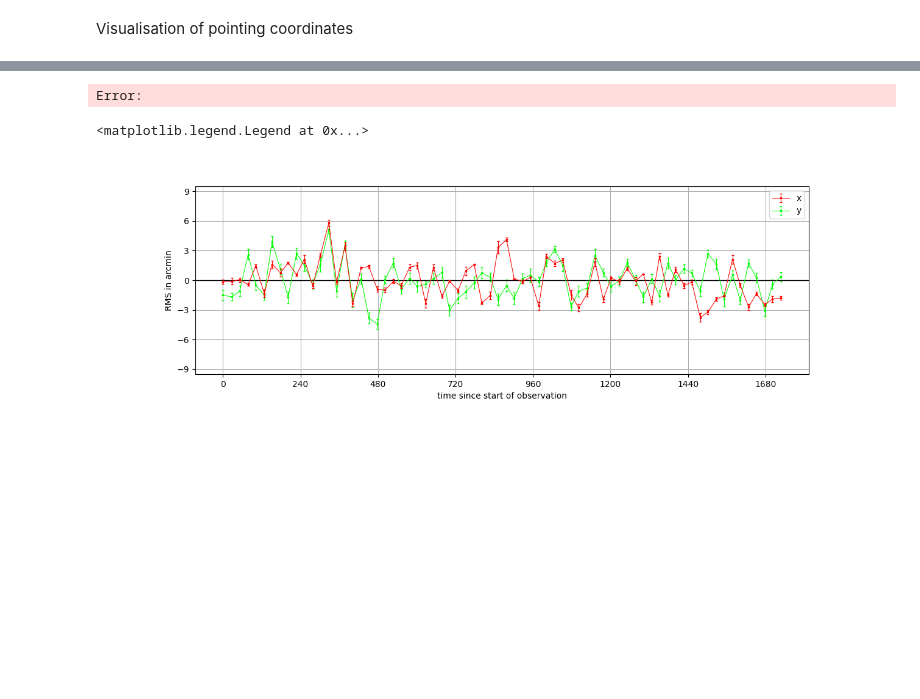
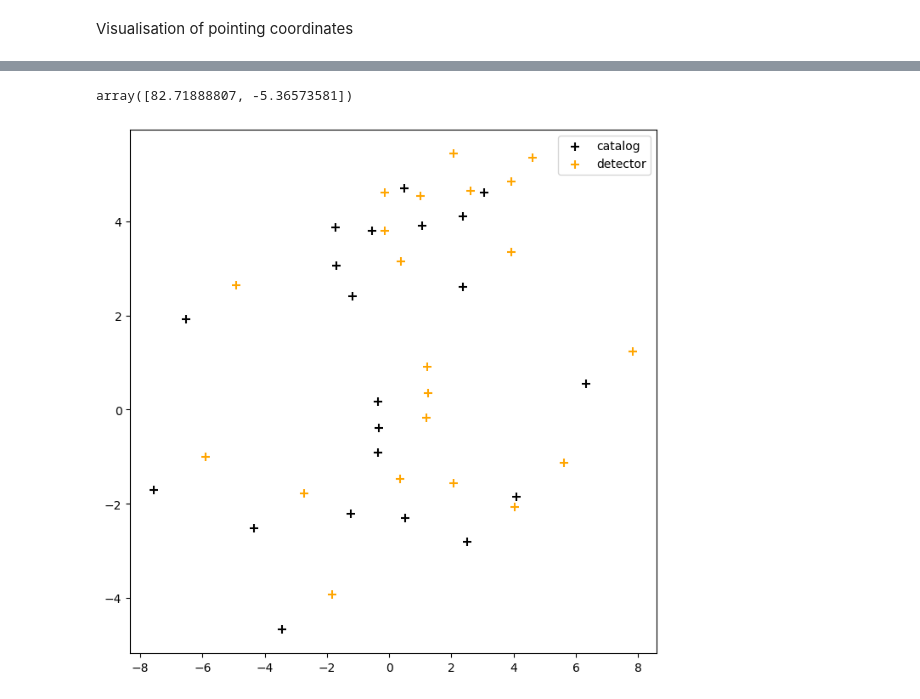
Before and after one commit to LukeKerman/TUB, a Jupyter notebook: AstroTUBIN_data_pipeline.ipynb, the cells around one changed output, grey strips where cells are left out. Drawn from its saved outputs; the diff is of its cells as text; code cells hidden in the pictures; blank space fills up the shorter version.

Commit message:
final update of pointing and residuals
- smoothed out workklow und readablity of code
- added plotting functions

```diff
--- a/AstroTUBIN_data_pipeline.ipynb
+++ b/AstroTUBIN_data_pipeline.ipynb
@@ -1027,22 +339,26 @@ plt.show()
-# %%
-pointing[3]
-# %% [output]
-Error:
+# %%
+pointing[0,0:2]
+# %% [output]
+array([82.71888807, -5.36573581])
 # %%
-angle = np.radians(pointing[3])
+angle = np.radians(pointing[0,2])
 
 rotation_matrix = np.array([[np.cos(angle), -np.sin(angle)],
                             [np.sin(angle), np.cos(angle)]])
 
-rotated_stars = np.dot(rotation_matrix, conn_stars[0][:,0:2].T).T + displacement[0]
+a = -pointing[0,0:2]+tgt_coord
+#a[0] *= -1
+
+rotated_stars = np.dot(rotation_matrix, conn_stars[0][:,0:2].T).T + a
 
 plt.close('all')
 plt.figure(figsize=(8,8))
 
-plt.scatter(conn_stars[0][:,2], conn_stars[0][:,3])
-plt.scatter(rotated_stars[:,0], rotated_stars[:,1])
+plt.scatter(conn_stars[0][:,2], conn_stars[0][:,3], marker='+', color='k', s=50, label='catalog')
+plt.scatter(rotated_stars[:,0], rotated_stars[:,1], marker='+', color='orange', s=50, label='detector')
+
+plt.legend()
 
 plt.show()
 # %% [output]
-<matplotlib.legend.Legend at 0x...>
-[figure, old version]
+[figure, new version]
```
Also changed, not shown: parts of 7 cells of this notebook, 2 other files.
